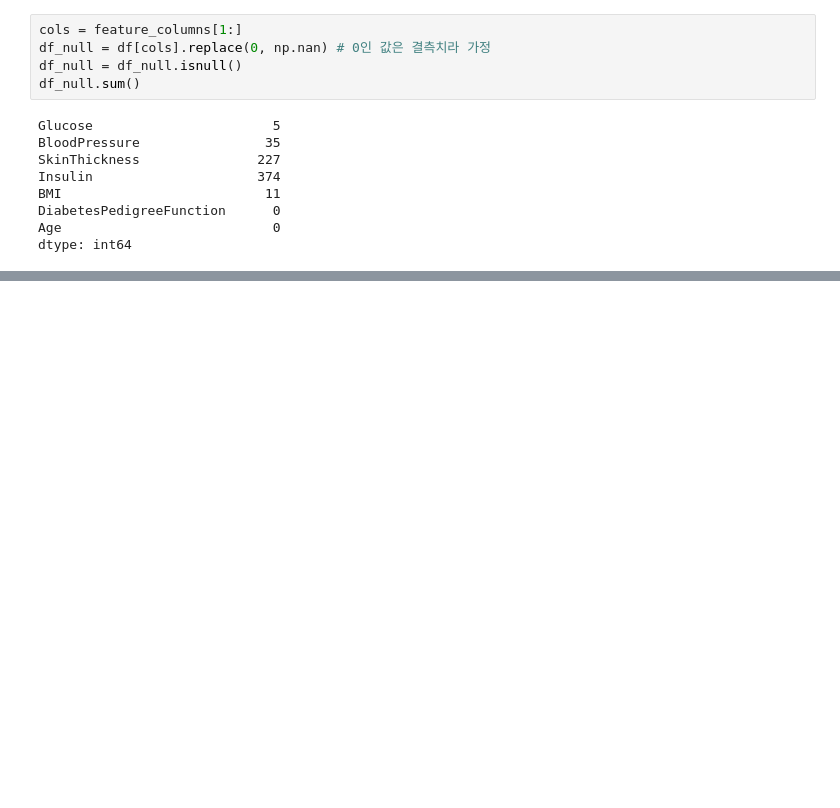
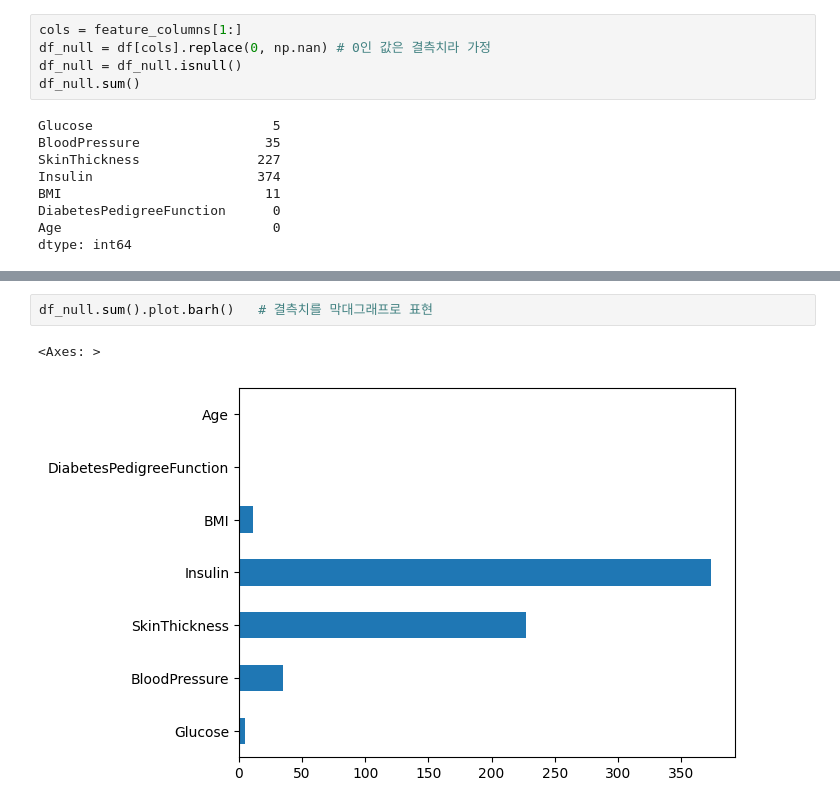
Before and after one commit to MinuSpurs/ML_study, a Jupyter notebook: Data_science_project_2024/EDA.ipynb, the cells around one changed output, grey strips where cells are left out. Drawn from its saved outputs; the diff is of its cells as text; blank space fills up the shorter version.

```diff
--- a/Data_science_project_2024/EDA.ipynb
+++ b/Data_science_project_2024/EDA.ipynb
@@ -90,0 +109,5 @@ dtype: int64
+# %%
+df_null.sum().plot.barh()   # 결측치를 막대그래프로 표현
+# %% [output]
+<Axes: >
+[figure, added]
```
Also changed, not shown: parts of 11 cells of this notebook.
